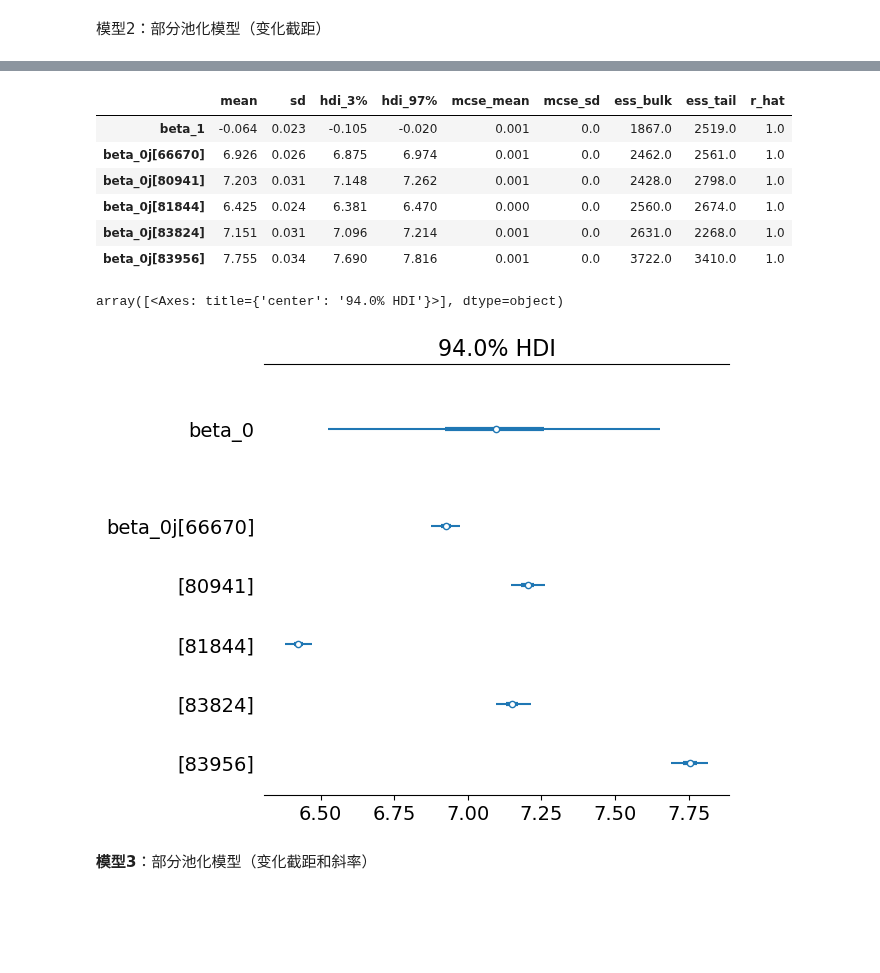
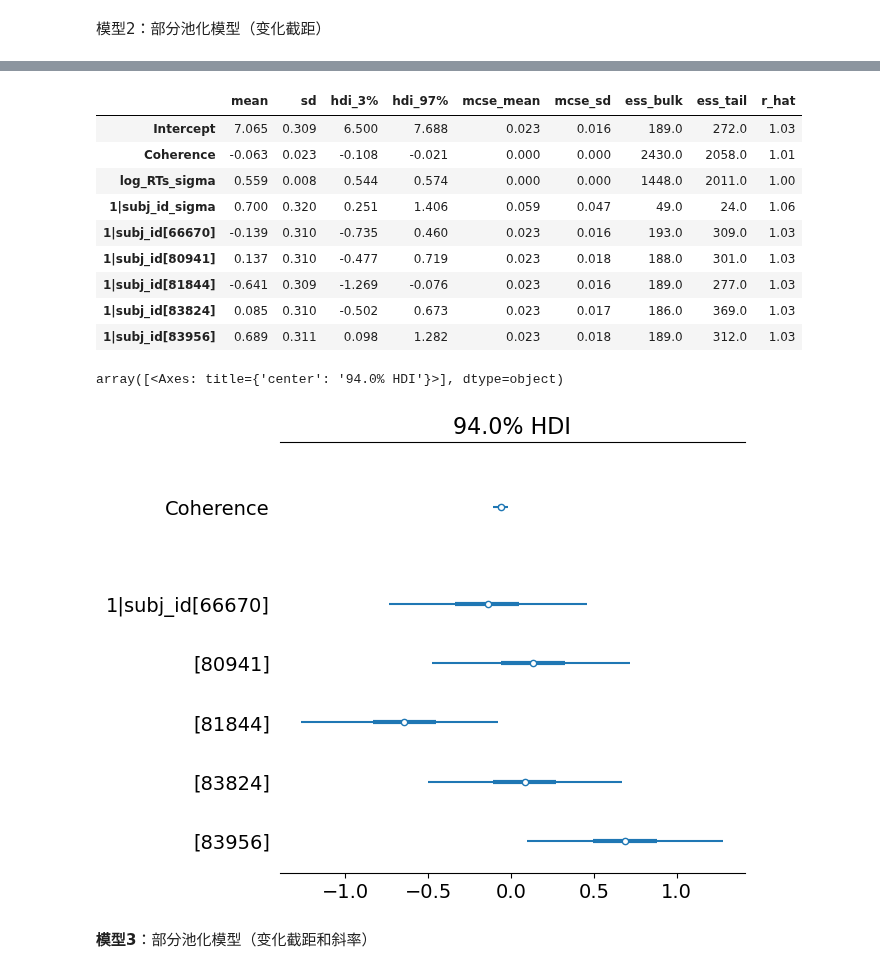
Before and after one commit to hcp4715/psybayesian, a Jupyter notebook: lecture15.ipynb, the cells around one changed output, grey strips where cells are left out. Saved outputs shown, nothing was run; the diff lists cells and outputs as text; code cells hidden in the pictures; blank space fills up the shorter version.

```diff
--- a/lecture15.ipynb
+++ b/lecture15.ipynb
@@ -210,7 +212,7 @@ except:
 
 # 筛选出特定被试并创建索引
 df_first5 = df_raw[df_raw['subject'].isin([81844, 83956, 83824, 66670, 80941])].query("percentCoherence in [5, 10]").copy()
-df_first5["x"] = pd.factorize(df_first5["percentCoherence"])[0]
+df_first5["Coherence"] = np.where(df_first5["percentCoherence"] == 5, 0, 1)
 
 # 为每个被试建立索引 'subj_id' 和 'obs_id'
 df_first5['subj_id'] = df_first5['subject']
@@ -534,0 +280,3 @@ prior_predictive_plot(beta0_mean=7,
+# %%
+## 模型2：随机截距模型
+var_inter_model = bmb.Model("log_RTs ~ 1 + Coherence + (1|subj_id)", df_first5)
@@ -597,0 +322,2 @@ Sampling 4 chains for 1_000 tune and 1_000 draw iterations (4_000 + 4_000 draws
+# %%
+var_inter_trace = var_inter_model.fit(idata_kwargs={"log_likelihood": True})
@@ -598,23 +336,24 @@ Sampling 4 chains for 1_000 tune and 1_000 draw iterations (4_000 + 4_000 draws
 # %%
-var_inter_para = az.summary(var_inter_trace,
-                            var_names=["beta_0j","beta_1"],
-                            filter_vars="like")
+var_inter_para = az.summary(var_inter_trace)
 var_inter_para
 # %% [output]
 |  | mean | sd | hdi_3% | hdi_97% | mcse_mean | mcse_sd | ess_bulk | ess_tail | r_hat |
-| beta_1 | -0.064 | 0.023 | -0.105 | -0.020 | 0.001 | 0.0 | 1867.0 | 2519.0 | 1.0 |
-| beta_0j[66670] | 6.926 | 0.026 | 6.875 | 6.974 | 0.001 | 0.0 | 2462.0 | 2561.0 | 1.0 |
-| beta_0j[80941] | 7.203 | 0.031 | 7.148 | 7.262 | 0.001 | 0.0 | 2428.0 | 2798.0 | 1.0 |
-| beta_0j[81844] | 6.425 | 0.024 | 6.381 | 6.470 | 0.000 | 0.0 | 2560.0 | 2674.0 | 1.0 |
-| beta_0j[83824] | 7.151 | 0.031 | 7.096 | 7.214 | 0.001 | 0.0 | 2631.0 | 2268.0 | 1.0 |
-| beta_0j[83956] | 7.755 | 0.034 | 7.690 | 7.816 | 0.001 | 0.0 | 3722.0 | 3410.0 | 1.0 |
+| Intercept | 7.065 | 0.309 | 6.500 | 7.688 | 0.023 | 0.016 | 189.0 | 272.0 | 1.03 |
+| Coherence | -0.063 | 0.023 | -0.108 | -0.021 | 0.000 | 0.000 | 2430.0 | 2058.0 | 1.01 |
+| log_RTs_sigma | 0.559 | 0.008 | 0.544 | 0.574 | 0.000 | 0.000 | 1448.0 | 2011.0 | 1.00 |
+| 1|subj_id_sigma | 0.700 | 0.320 | 0.251 | 1.406 | 0.059 | 0.047 | 49.0 | 24.0 | 1.06 |
+| 1|subj_id[66670] | -0.139 | 0.310 | -0.735 | 0.460 | 0.023 | 0.016 | 193.0 | 309.0 | 1.03 |
+| 1|subj_id[80941] | 0.137 | 0.310 | -0.477 | 0.719 | 0.023 | 0.018 | 188.0 | 301.0 | 1.03 |
+| 1|subj_id[81844] | -0.641 | 0.309 | -1.269 | -0.076 | 0.023 | 0.016 | 189.0 | 277.0 | 1.03 |
+| 1|subj_id[83824] | 0.085 | 0.310 | -0.502 | 0.673 | 0.023 | 0.017 | 186.0 | 369.0 | 1.03 |
+| 1|subj_id[83956] | 0.689 | 0.311 | 0.098 | 1.282 | 0.023 | 0.018 | 189.0 | 312.0 | 1.03 |
 # %%
 az.plot_forest(var_inter_trace,
-           var_names=["~mu", "~sigma", "~offset", "~beta_1"],
+           var_names=["~Intercept", "~sigma"],
            filter_vars="like",
            combined = True)
 # %% [output]
 array([<Axes: title={'center': '94.0% HDI'}>], dtype=object)
-[figure, old version]
+[figure, new version]
 # %% [markdown]
 **模型3**：部分池化模型（变化截距和斜率）
```
Also changed, not shown: parts of 48 cells of this notebook.
